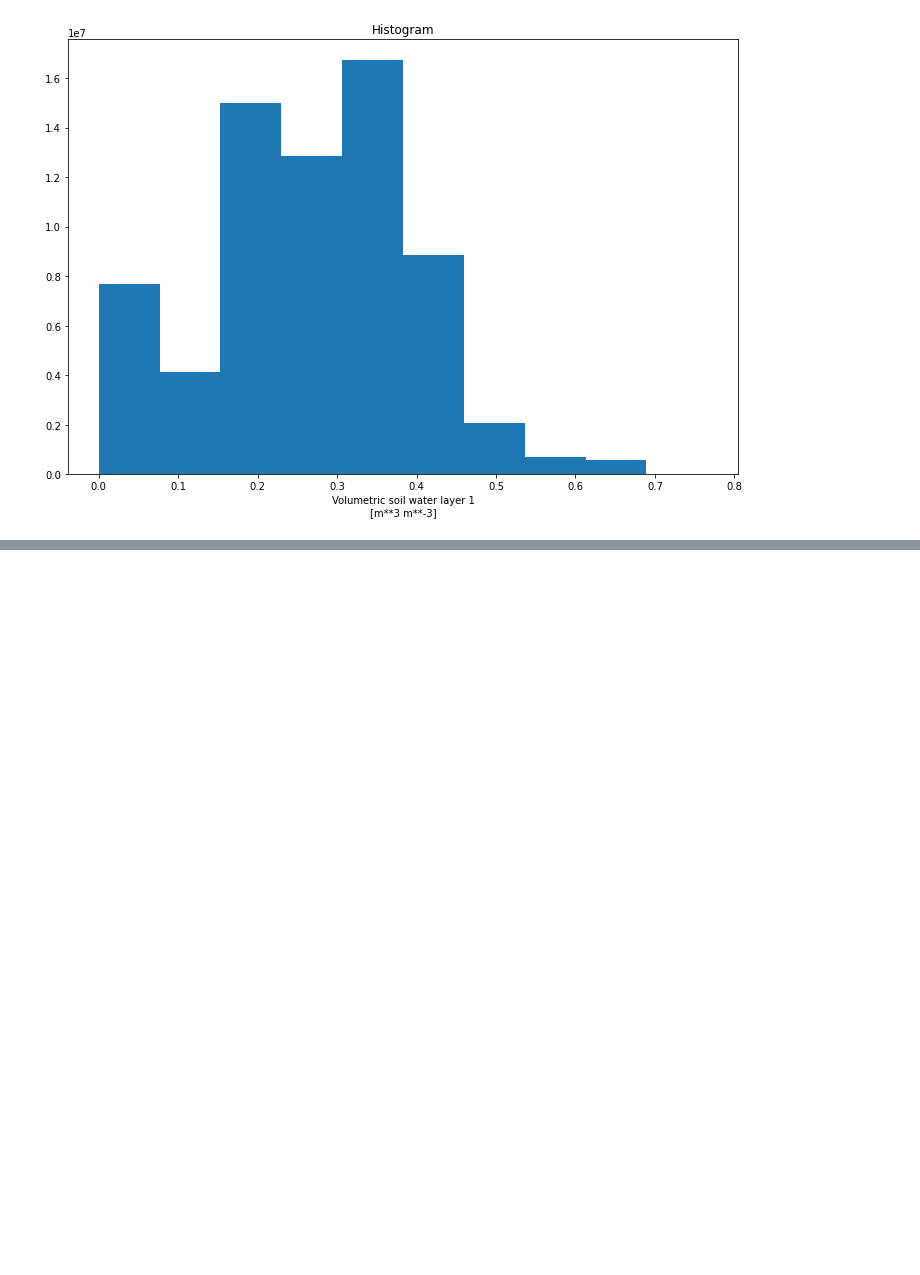
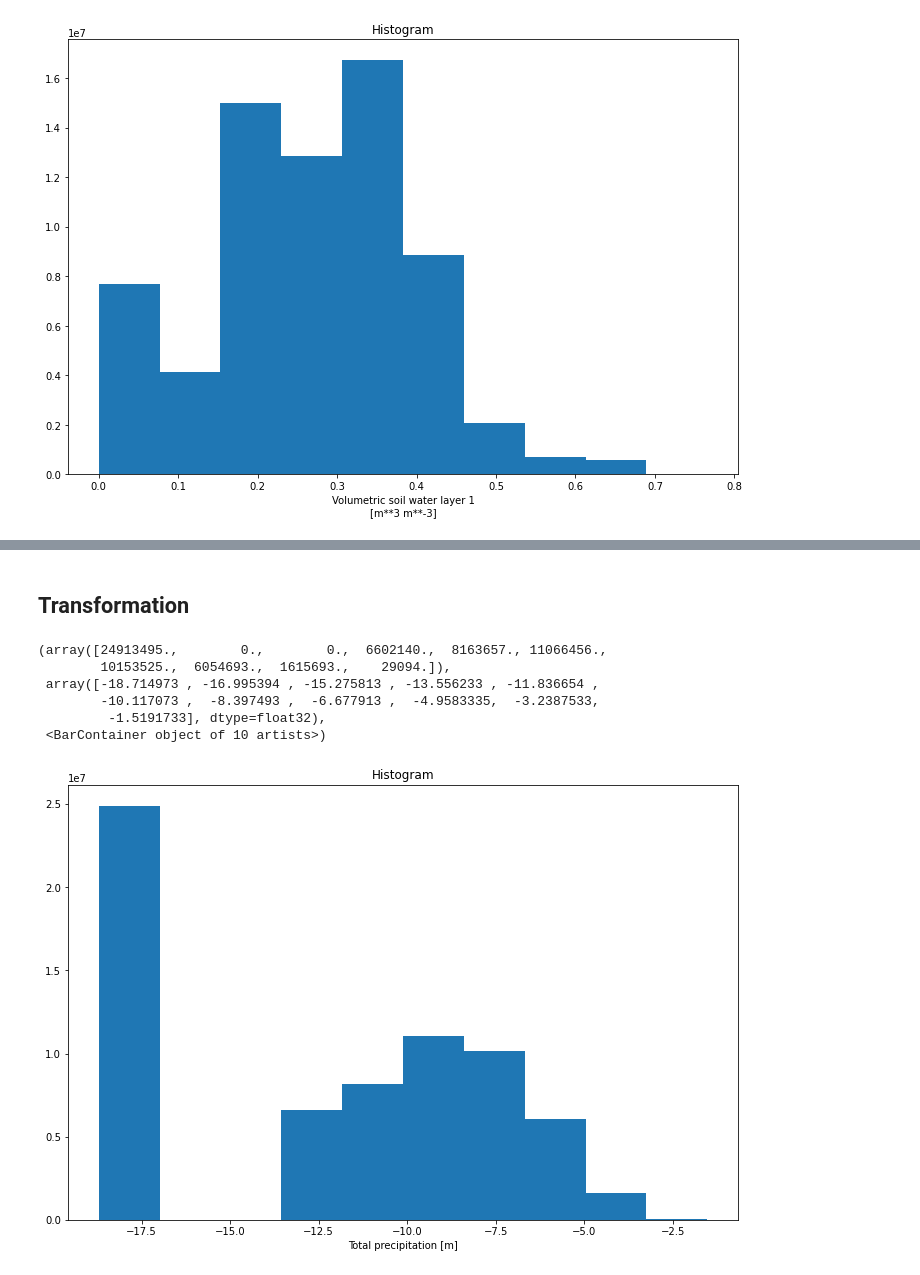
Before and after one commit to defsanmith/CDS, a Jupyter notebook: analyse.ipynb, the cells around one changed output, grey strips where cells are left out. Cells and saved outputs as stored; diff of their text form; code cells hidden in the pictures; blank space fills up the shorter version.

Commit message:
Transform

```diff
--- a/data.ipynb
+++ b/analyse.ipynb
@@ -261,0 +295,14 @@ ds.swvl1.plot()
+# %% [markdown]
+## Transformation
+# %%
+ds.tp.data = np.log(ds.tp.data)
+# %%
+ds.tp.plot()
+# %% [output]
+(array([24913495.,        0.,        0.,  6602140.,  8163657., 11066456.,
+        10153525.,  6054693.,  1615693.,    29094.]),
+ array([-18.714973 , -16.995394 , -15.275813 , -13.556233 , -11.836654 ,
+        -10.117073 ,  -8.397493 ,  -6.677913 ,  -4.9583335,  -3.2387533,
+         -1.5191733], dtype=float32),
+ <BarContainer object of 10 artists>)
+[figure, added]
```
Also changed, not shown: parts of 10 cells of this notebook.
